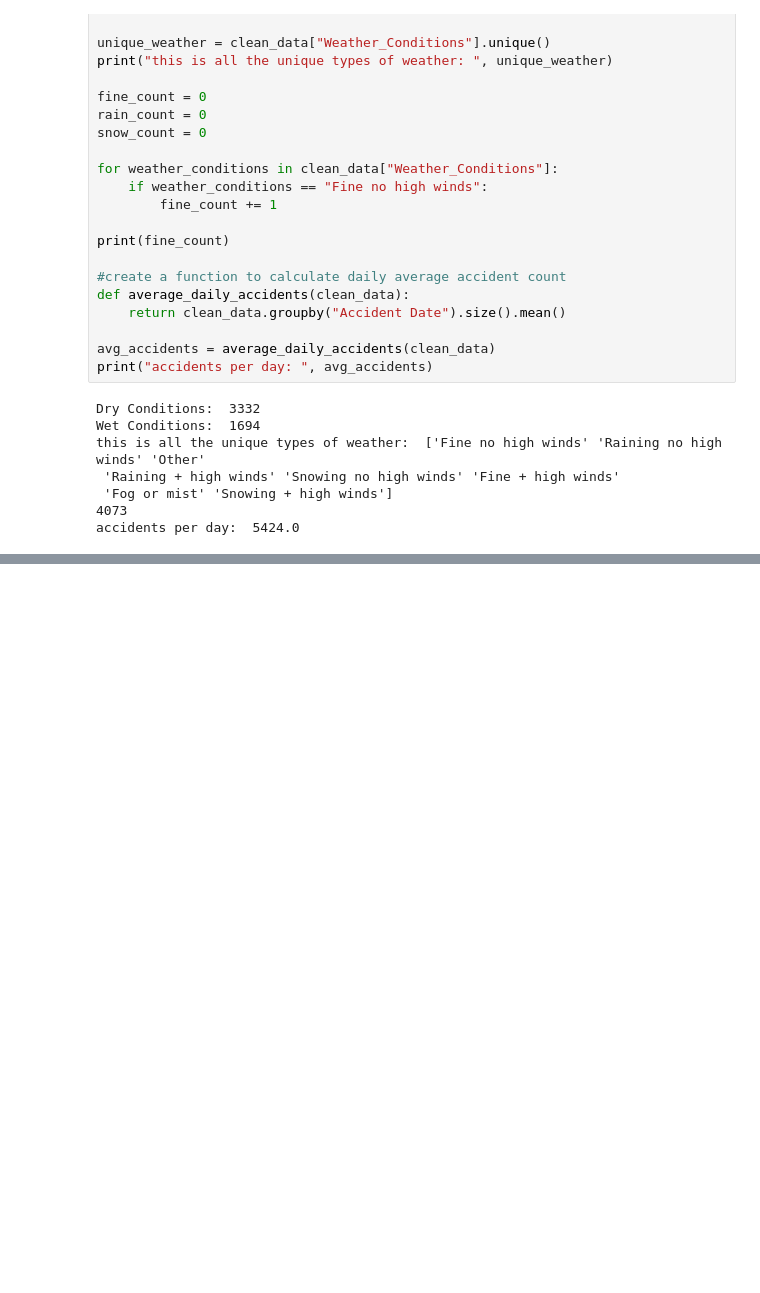
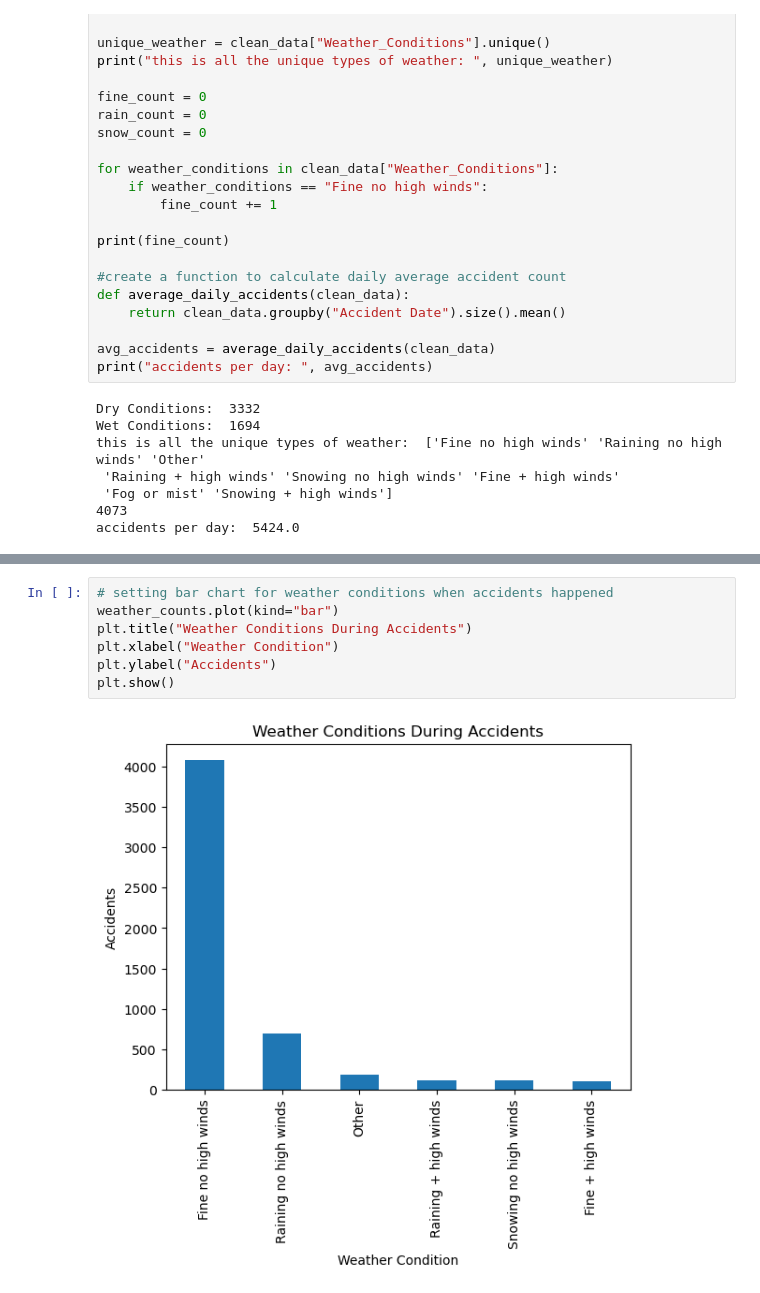
Before and after one commit to minsu3/UK-Road-Safety-Analysis, a Jupyter notebook: main.ipynb, the cells around one changed output, grey strips where cells are left out. Drawn from its saved outputs; the diff is of its cells as text; blank space fills up the shorter version.

```diff
--- a/main.ipynb
+++ b/main.ipynb
@@ -164,0 +183,9 @@ Text(0.5, 1.0, 'Accident Counts by Severity')
+# %%
+# setting bar chart for weather conditions when accidents happened
+weather_counts.plot(kind="bar")
+plt.title("Weather Conditions During Accidents")
+plt.xlabel("Weather Condition")
+plt.ylabel("Accidents")
+plt.show()
+# %% [output]
+[figure, added]
```
Also changed, not shown: parts of 2 cells of this notebook.
